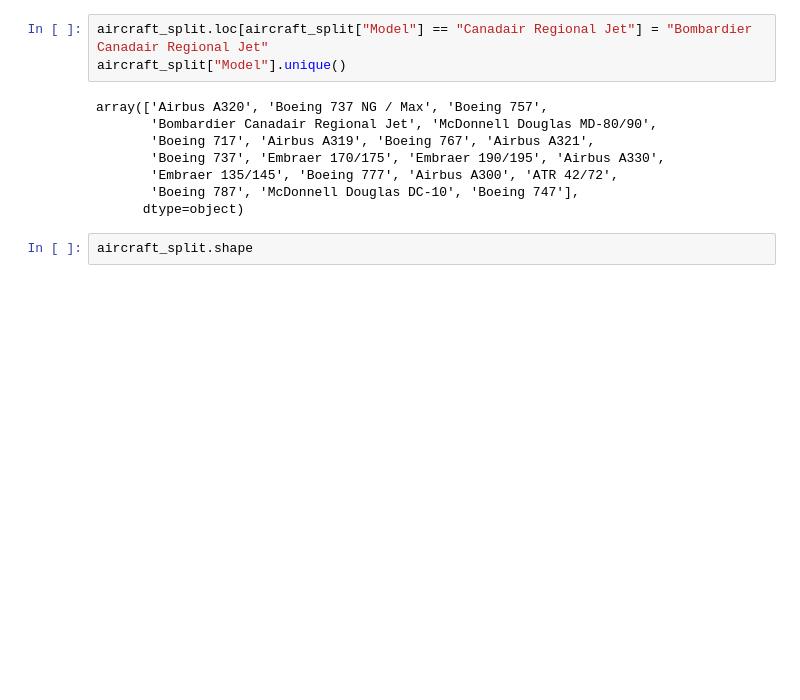
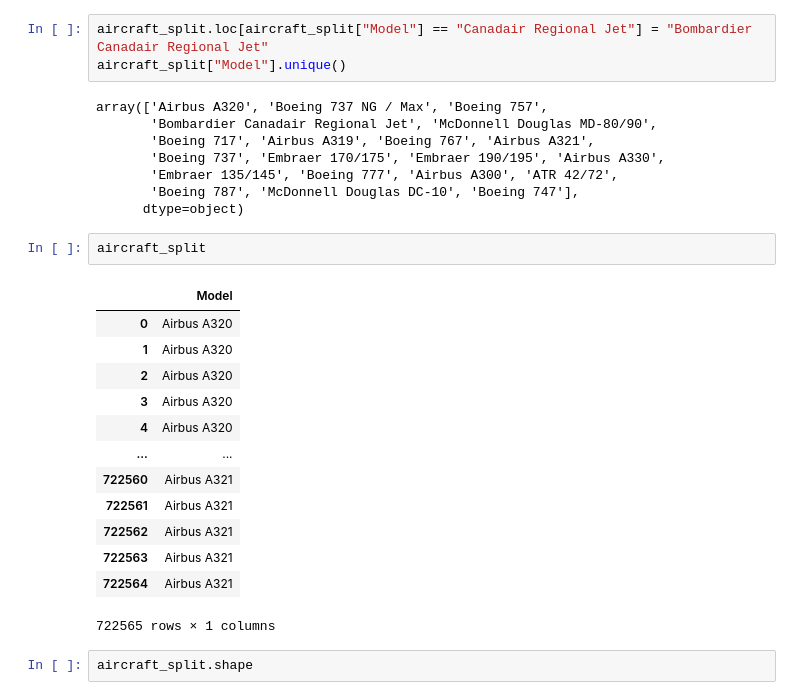
Before and after one commit to chrigHub/PertubationThesis, a Jupyter notebook: main/preparation/04_aircraft_prep.ipynb, the cells around one changed output. Saved outputs shown, nothing was run; the diff lists cells and outputs as text; blank space fills up the shorter version.

```diff
--- a/main/preparation/04_aircraft_prep.ipynb
+++ b/main/preparation/04_aircraft_prep.ipynb
@@ -168,6 +264,22 @@ array(['Airbus A320', 'Boeing 737 NG / Max', 'Boeing 757',
        'Embraer 135/145', 'Boeing 777', 'Airbus A300', 'ATR 42/72',
        'Boeing 787', 'McDonnell Douglas DC-10', 'Boeing 747'],
       dtype=object)
+# %%
+aircraft_split
+# %% [output]
+|  | Model |
+| 0 | Airbus A320 |
+| 1 | Airbus A320 |
+| 2 | Airbus A320 |
+| 3 | Airbus A320 |
+| 4 | Airbus A320 |
+| ... | ... |
+| 722560 | Airbus A321 |
+| 722561 | Airbus A321 |
+| 722562 | Airbus A321 |
+| 722563 | Airbus A321 |
+| 722564 | Airbus A321 |
+722565 rows × 1 columns
 # %%
 aircraft_split.shape
 # %% [output]
```
Also changed, not shown: parts of 9 cells of this notebook, 9 other files.
